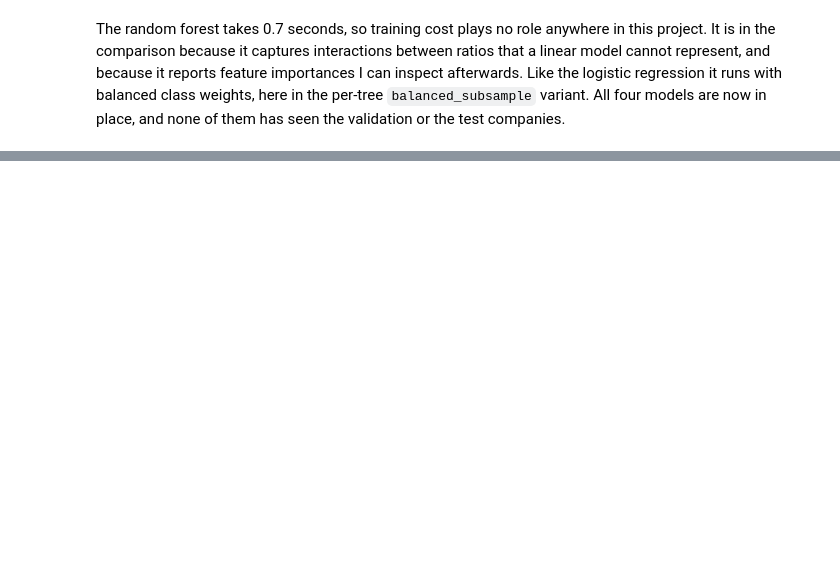
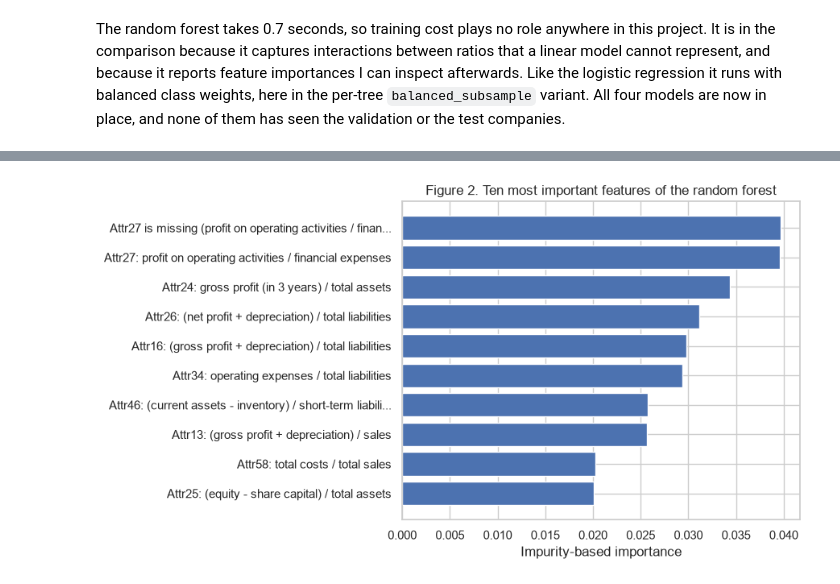
Before and after one commit to mauroreverberi/machine-learning-foundations, a Jupyter notebook: modeling.ipynb, the cells around one changed output, grey strips where cells are left out. Cells and saved outputs as stored; diff of their text form; code cells hidden in the pictures; blank space fills up the shorter version.

```diff
--- a/modeling.ipynb
+++ b/modeling.ipynb
@@ -337,0 +545,9 @@ The random forest takes 0.7 seconds, so training cost plays no role anywhere in
+# %%
+feature_names = forest_model.named_steps["impute"].get_feature_names_out()
+importances = pd.Series(forest_model.named_steps["model"].feature_importances_,
+                        index=feature_names).sort_values(ascending=False)
+top10 = importances.head(10)
+
+print(f"The top 10 of {importances.size} features carry {top10.sum():.1%} of the total importance\n")
+for name, value in top10.items():
+    print(f"{value:.4f}  {describe_feature(name)}")
@@ -337,0 +567,12 @@ The random forest takes 0.7 seconds, so training cost plays no role anywhere in
+# %%
+labels = [describe_feature(name) for name in top10.index]
+labels = [text if len(text) <= 60 else text[:57] + "..." for text in labels]
+
+fig, ax = plt.subplots(figsize=(9, 5))
+ax.barh(labels[::-1], top10.to_numpy()[::-1])
+ax.set_title("Figure 2. Ten most important features of the random forest")
+ax.set_xlabel("Impurity-based importance")
+plt.tight_layout()
+plt.show()
+# %% [output]
+[figure, added]
```
Also changed, not shown: parts of 34 cells of this notebook.
